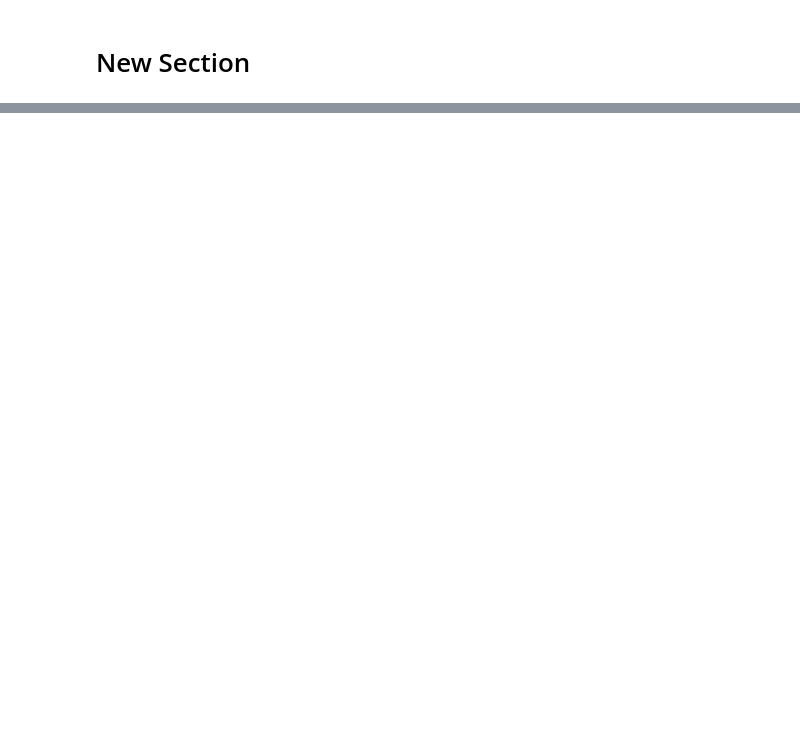
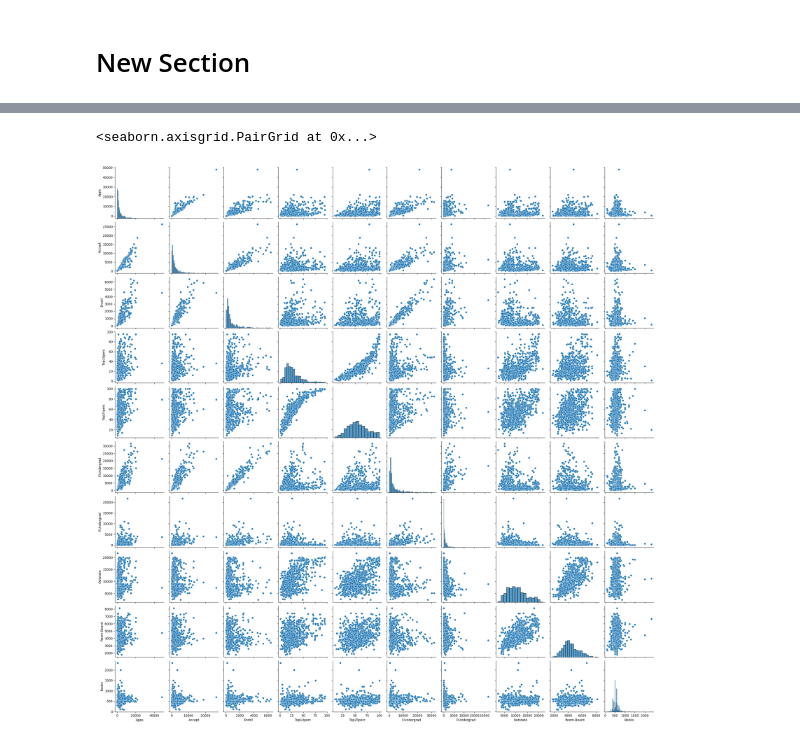
Before and after one commit to kostistzim/Introduction-to-Statistical-Learning-with-Python-Solutions, a Jupyter notebook: unit2_statistical_learning_applied.ipynb, the cells around one changed output, grey strips where cells are left out. Saved outputs shown, nothing was run; the diff lists cells and outputs as text; code cells hidden in the pictures; blank space fills up the shorter version.

```diff
--- a/unit2_statistical_learning_applied.ipynb
+++ b/unit2_statistical_learning_applied.ipynb
@@ -40,0 +55,5 @@ df_college.head()
+# %%
+sns.pairplot(df_college.iloc[:, 1:11])
+# %% [output]
+<seaborn.axisgrid.PairGrid at 0x...>
+[figure, added]
```
Also changed, not shown: parts of 2 cells of this notebook.
